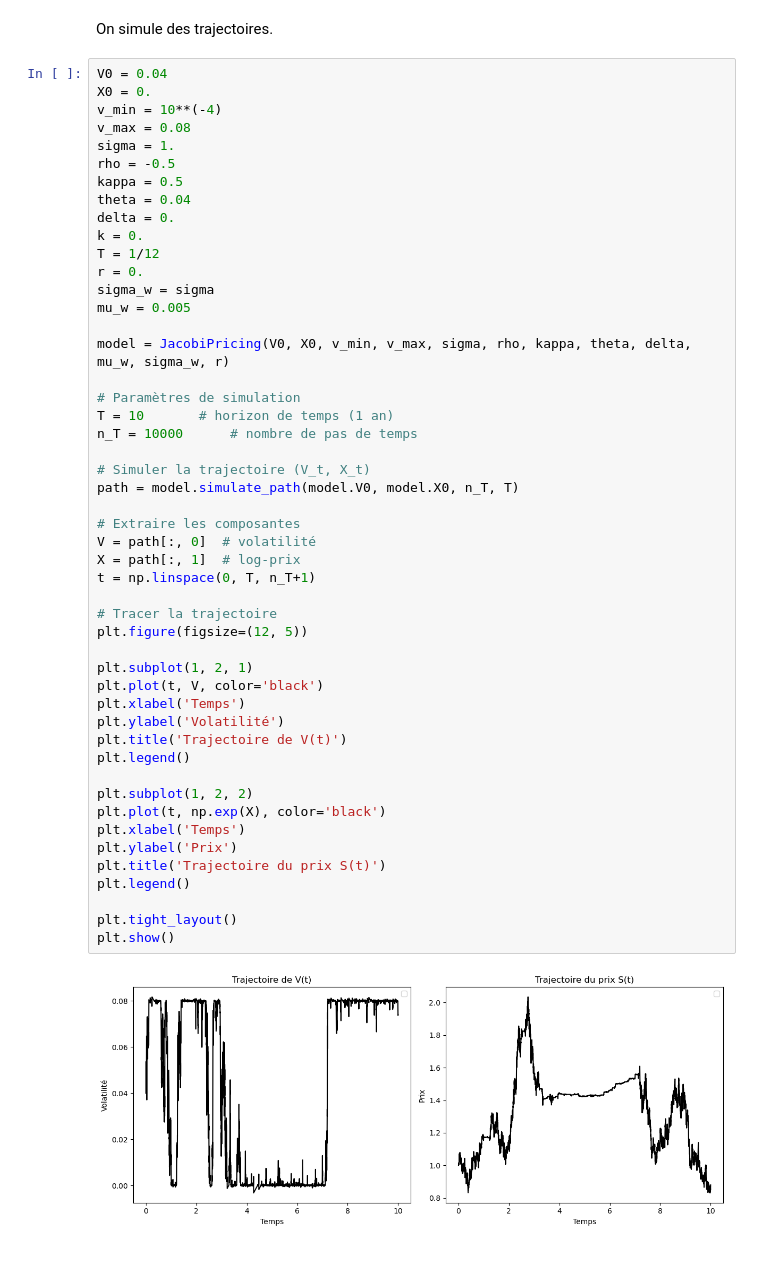
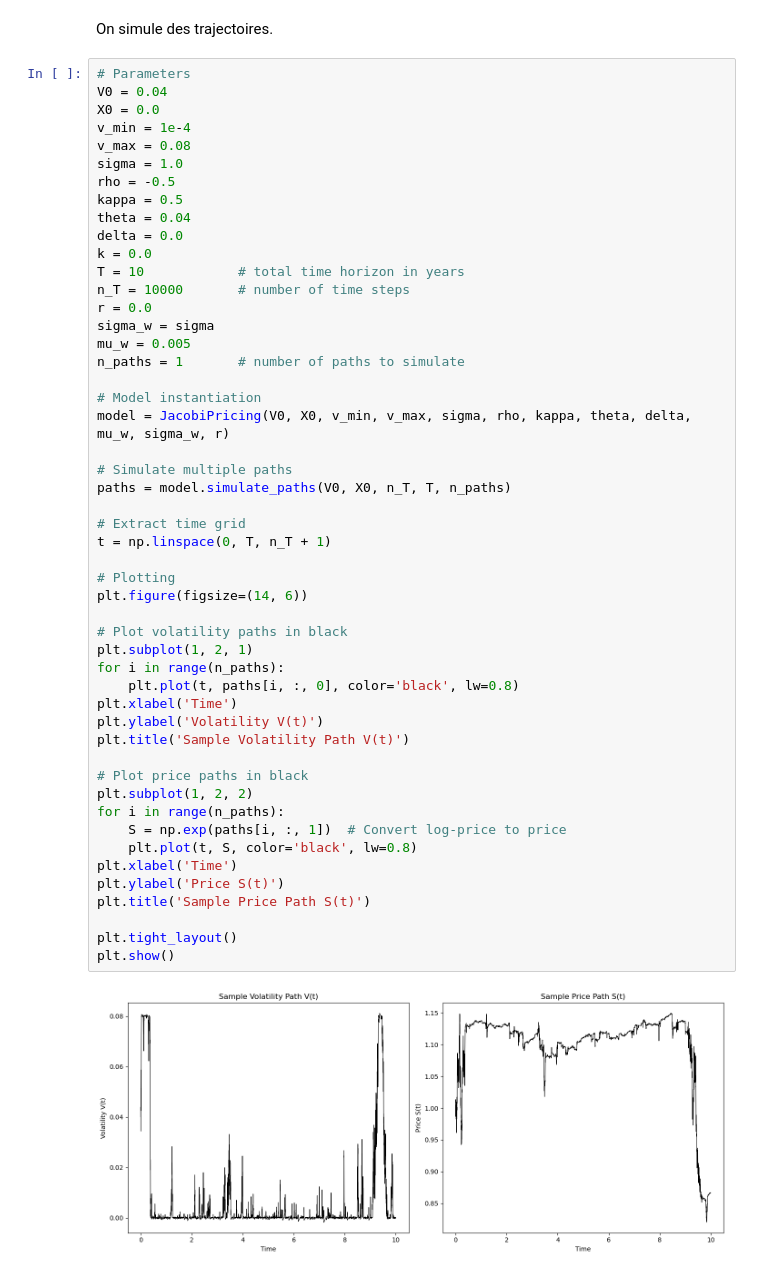
Before and after one commit to maxence2508/stage-cermics, a Jupyter notebook: jacobi.ipynb, the cells around one changed output. Saved outputs shown, nothing was run; the diff lists cells and outputs as text.

```diff
--- a/jacobi.ipynb
+++ b/jacobi.ipynb
@@ -202,53 +274,54 @@ plt.show()
 # %% [markdown]
 On simule des trajectoires.
 # %%
+# Parameters
 V0 = 0.04
-X0 = 0.
-v_min = 10**(-4)
+X0 = 0.0
+v_min = 1e-4
 v_max = 0.08
-sigma = 1.
+sigma = 1.0
 rho = -0.5
 kappa = 0.5
 theta = 0.04
-delta = 0.
-k = 0.
-T = 1/12
-r = 0.
+delta = 0.0
+k = 0.0
+T = 10            # total time horizon in years
+n_T = 10000       # number of time steps
+r = 0.0
 sigma_w = sigma
 mu_w = 0.005
+n_paths = 1       # number of paths to simulate
 
+# Model instantiation
 model = JacobiPricing(V0, X0, v_min, v_max, sigma, rho, kappa, theta, delta, mu_w, sigma_w, r)
 
-# Paramètres de simulation
-T = 10       # horizon de temps (1 an)
-n_T = 10000      # nombre de pas de temps
+# Simulate multiple paths
+paths = model.simulate_paths(V0, X0, n_T, T, n_paths)
 
-# Simuler la trajectoire (V_t, X_t)
-path = model.simulate_path(model.V0, model.X0, n_T, T)
+# Extract time grid
+t = np.linspace(0, T, n_T + 1)
 
-# Extraire les composantes
-V = path[:, 0]  # volatilité
-X = path[:, 1]  # log-prix
-t = np.linspace(0, T, n_T+1)
+# Plotting
+plt.figure(figsize=(14, 6))
 
-# Tracer la trajectoire
-plt.figure(figsize=(12, 5))
+# Plot volatility paths in black
+plt.subplot(1, 2, 1)
+for i in range(n_paths):
+    plt.plot(t, paths[i, :, 0], color='black', lw=0.8)
+plt.xlabel('Time')
+plt.ylabel('Volatility V(t)')
+plt.title('Sample Volatility Path V(t)')
 
-plt.subplot(1, 2, 1)
-plt.plot(t, V, color='black')
-plt.xlabel('Temps')
-plt.ylabel('Volatilité')
-plt.title('Trajectoire de V(t)')
-plt.legend()
-
+# Plot price paths in black
 plt.subplot(1, 2, 2)
-plt.plot(t, np.exp(X), color='black')
-plt.xlabel('Temps')
-plt.ylabel('Prix')
-plt.title('Trajectoire du prix S(t)')
-plt.legend()
+for i in range(n_paths):
+    S = np.exp(paths[i, :, 1])  # Convert log-price to price
+    plt.plot(t, S, color='black', lw=0.8)
+plt.xlabel('Time')
+plt.ylabel('Price S(t)')
+plt.title('Sample Price Path S(t)')
 
 plt.tight_layout()
 plt.show()
 # %% [output]
-[figure, old version]
+[figure, new version]
```
Also changed, not shown: parts of 6 cells of this notebook, 1 other file.
